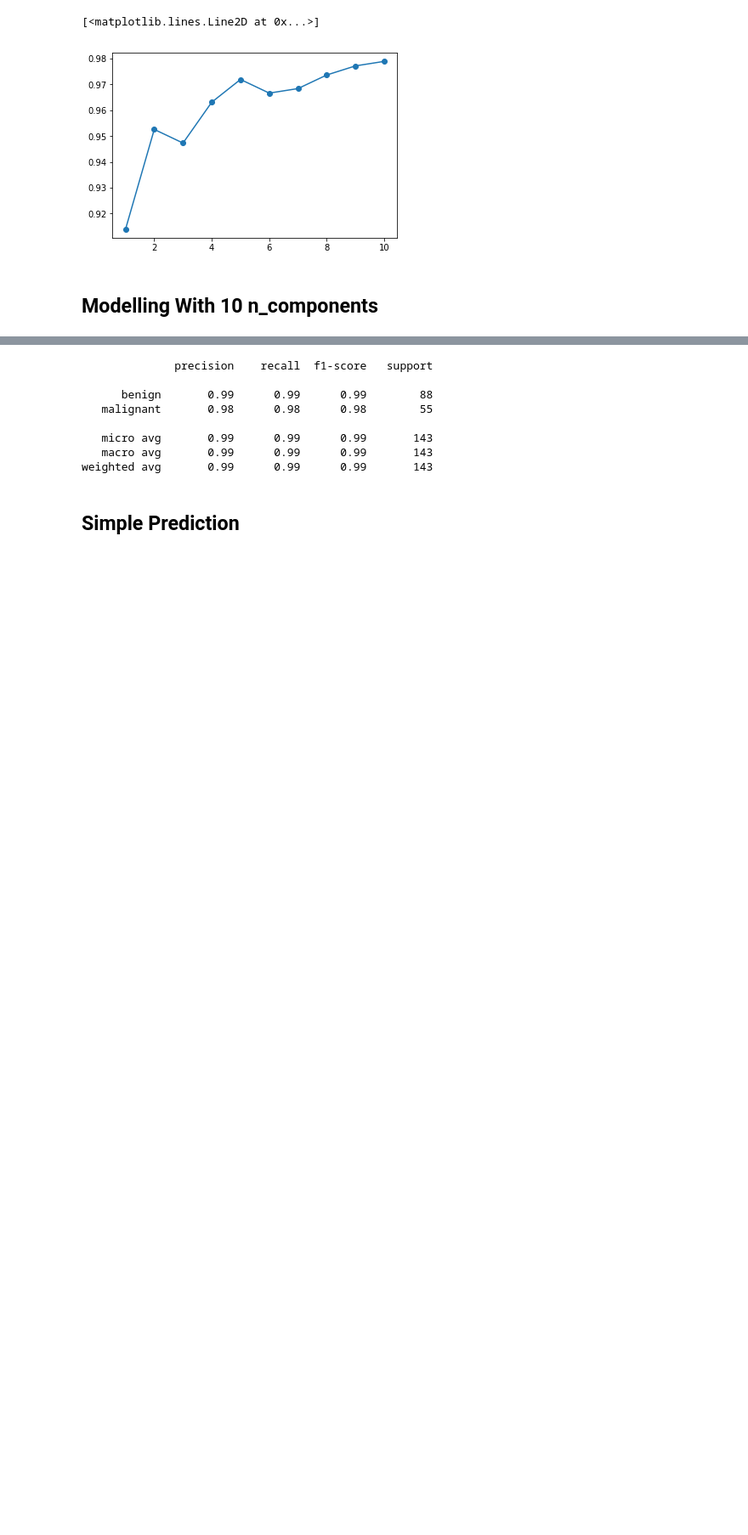
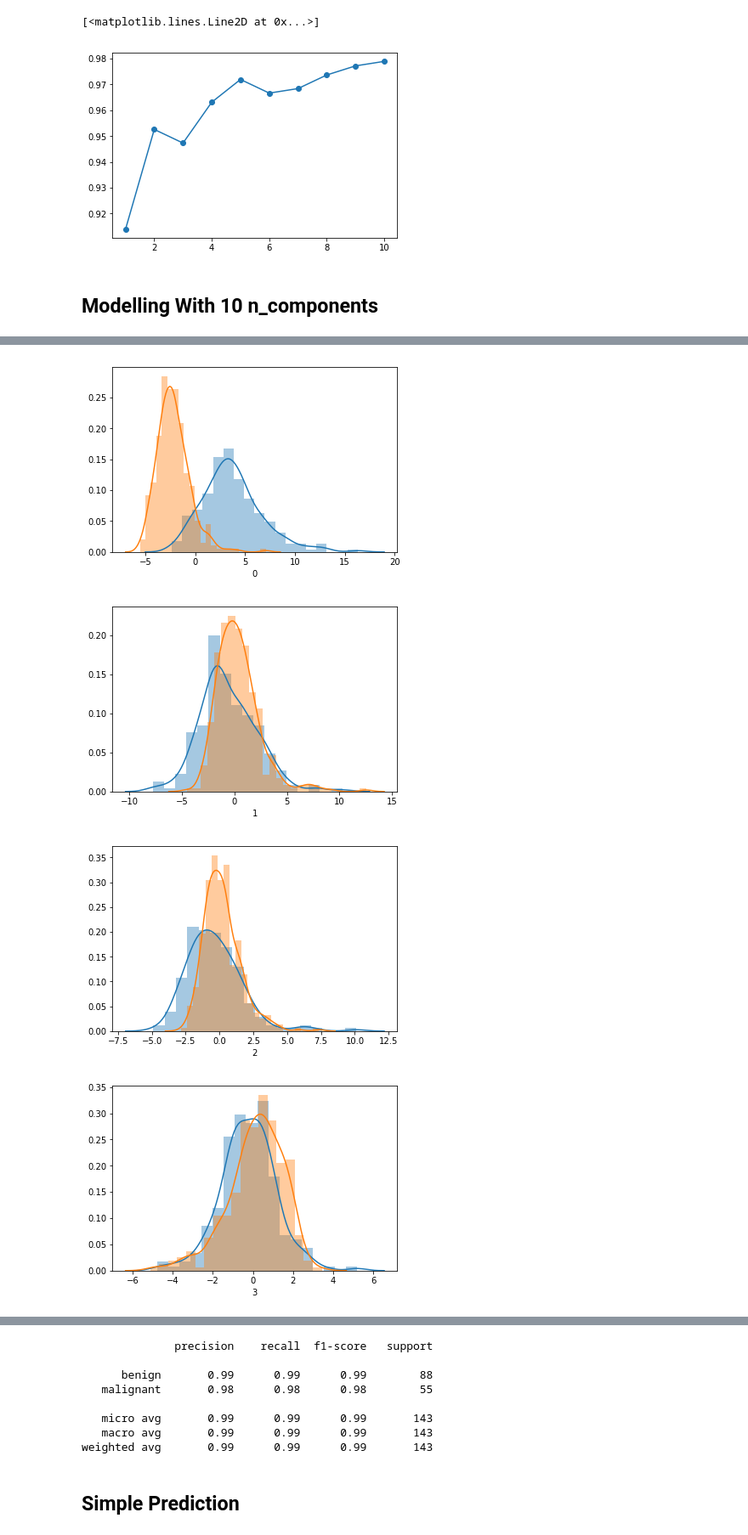
Before and after one commit to jamaludinfikrii/FundamentalDSBandung, a Jupyter notebook: Modul3/KMC, PCA/PCA.ipynb, the cells around one changed output, grey strips where cells are left out. Shown at 85% size. Cells and saved outputs as stored; diff of their text form; code cells hidden in the pictures; blank space fills up the shorter version.

```diff
--- a/Modul3/KMC, PCA/PCA.ipynb
+++ b/Modul3/KMC, PCA/PCA.ipynb
@@ -93,0 +100,15 @@ x_pca_10 = pca_transformer.transform(x_scaled)
+# %%
+df_pca = pd.DataFrame(x_pca_10)
+# %%
+df_pca['target'] = y
+# %%
+for col in df_pca.drop('target',axis=1).columns:
+    fig,ax = plt.subplots(nrows=1,ncols=1)
+    sns.distplot(df_pca[df_pca['target'] == 'malignant'][col],ax=ax)
+    sns.distplot(df_pca[df_pca['target'] == 'benign'][col],ax=ax)
+    plt.show()
+# %% [output]
+[figure, added]
+[figure, added]
+[figure, added]
+[figure, added]
```
Also changed, not shown: parts of 2 cells of this notebook, 7 other files.
